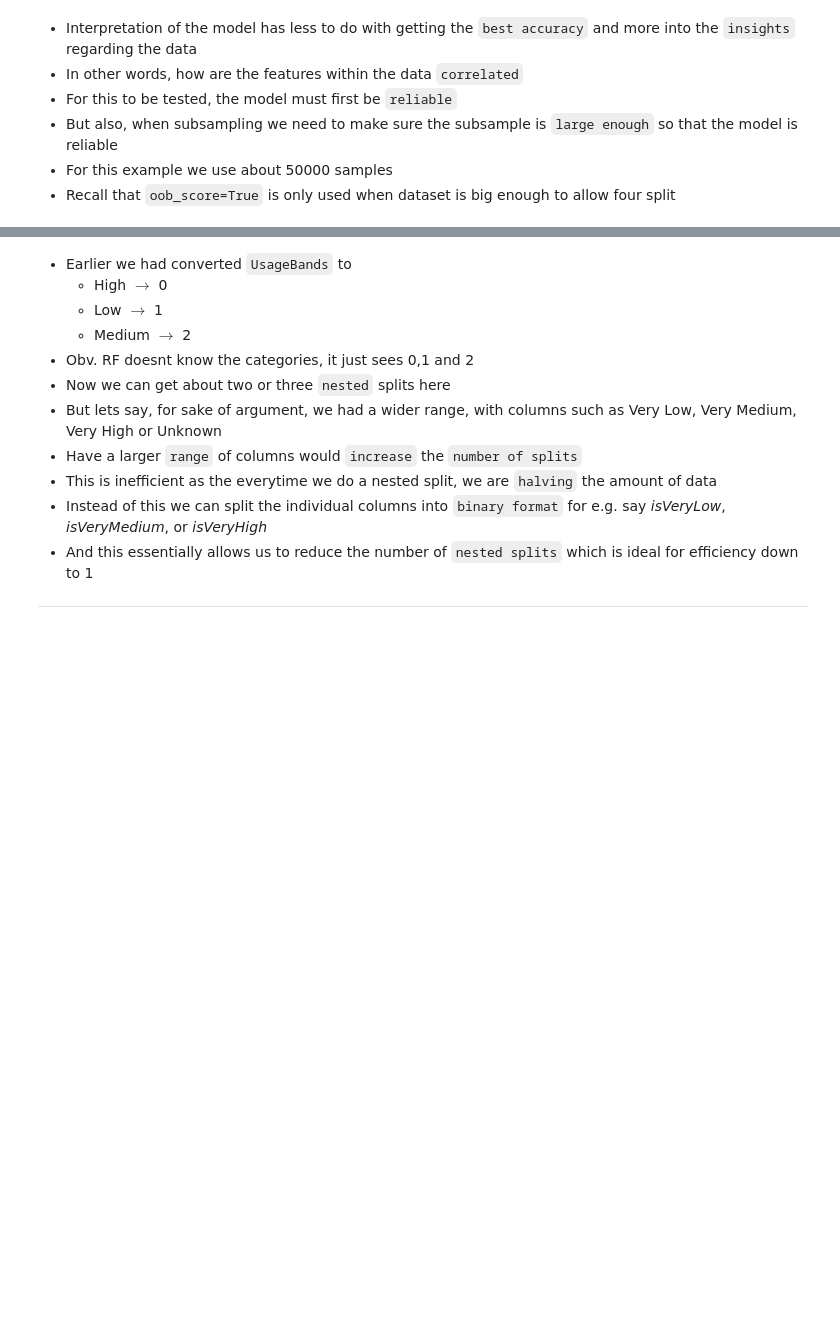
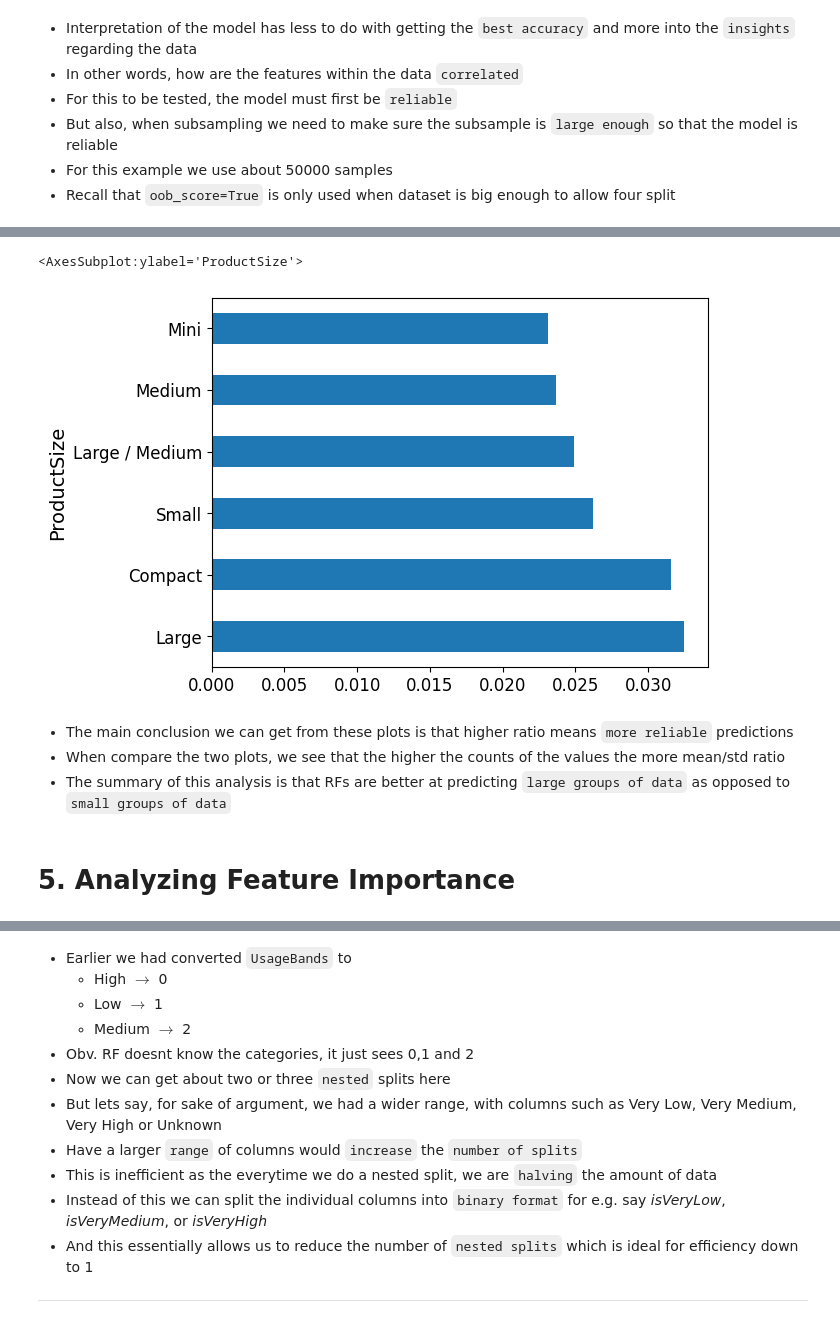
Before and after one commit to mahedjaved/PythonDSBookNotes, a Jupyter notebook: data_science/04_rfInterpretation.ipynb, the cells around one changed output, grey strips where cells are left out. Saved outputs shown, nothing was run; the diff lists cells and outputs as text; code cells hidden in the pictures; blank space fills up the shorter version.

```diff
--- a/data_science/04_rfInterpretation.ipynb
+++ b/data_science/04_rfInterpretation.ipynb
@@ -189,0 +294,18 @@ RandomForestRegressor(max_features=0.5, min_samples_leaf=3, n_estimators=40,
+# %%
+# isolate columns based on product size
+columns = ['ProductSize', 'SalePrice', 'pred_mean', 'pred_stdeviation']
+
+# group validation set based on product size
+size = validation[columns].groupby(columns[0]).mean()
+
+# draw out the ratio between mean and variance
+(size.pred_stdeviation / size.pred_mean).sort_values(ascending=False).plot.barh()
+# %% [output]
+<AxesSubplot:ylabel='ProductSize'>
+[figure, added]
+# %% [markdown]
+* The main conclusion we can get from these plots is that higher ratio means `more reliable` predictions
+* When compare the two plots, we see that the higher the counts of the values the more mean/std ratio
+* The summary of this analysis is that RFs are better at predicting `large groups of data` as opposed to `small groups of data`
+# %% [markdown]
+# 5. Analyzing Feature Importance
```
Also changed, not shown: parts of 31 cells of this notebook.
